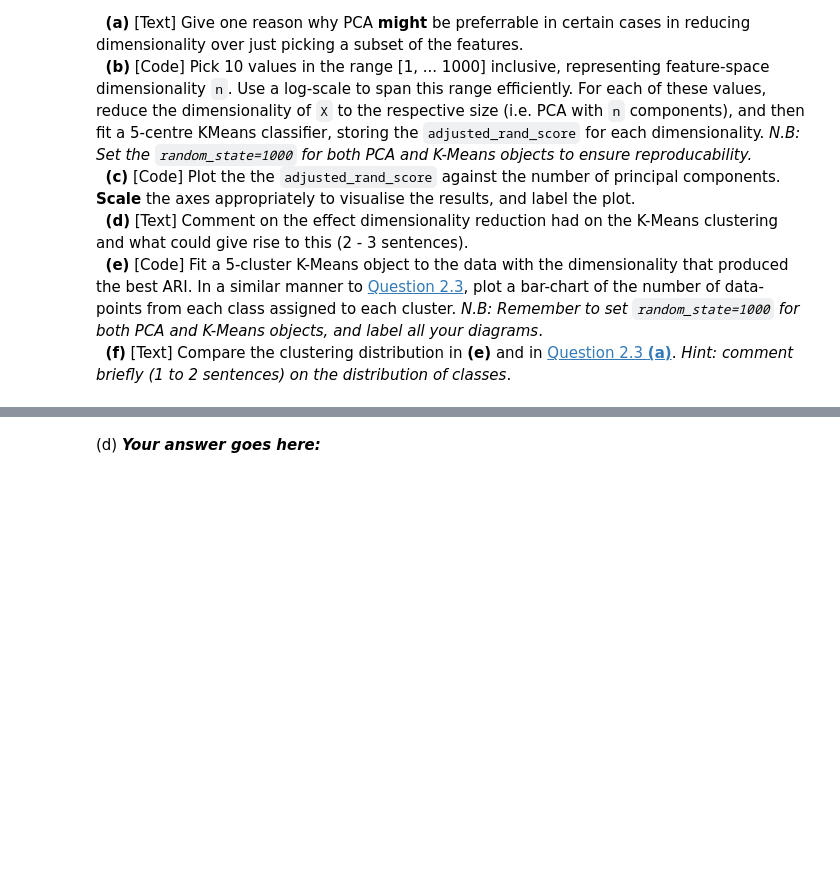
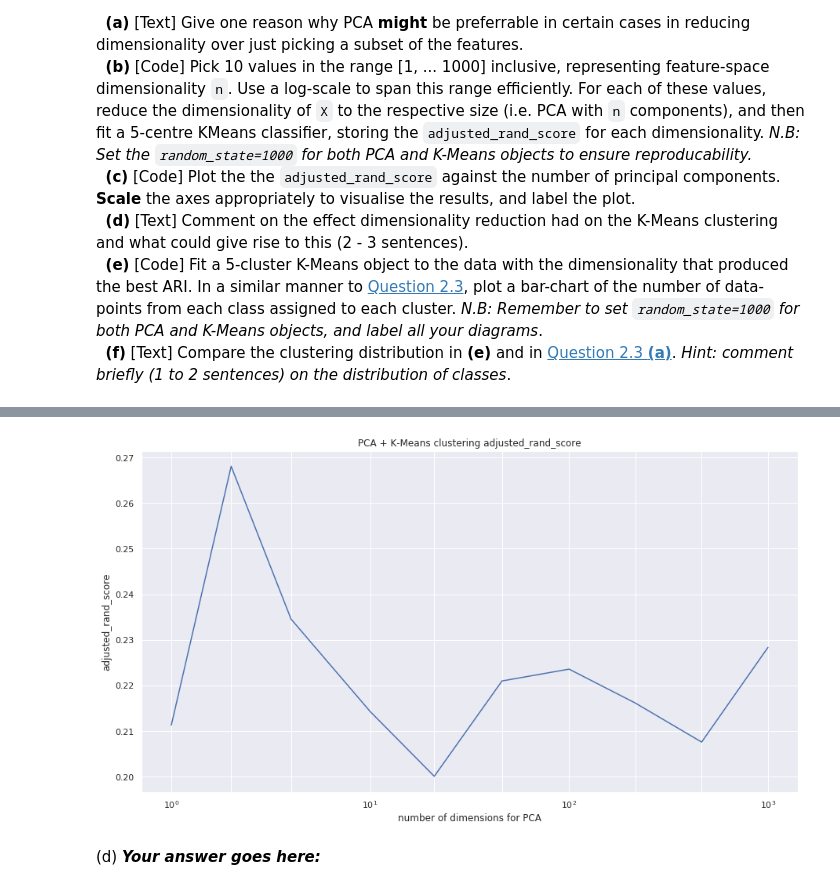
Before and after one commit to JMaio/iaml2018, a Jupyter notebook: Assignments/04_A_KMeans.ipynb, the cells around one changed output, grey strips where cells are left out. Saved outputs shown, nothing was run; the diff lists cells and outputs as text; code cells hidden in the pictures; blank space fills up the shorter version.

```diff
--- a/Assignments/04_A_KMeans.ipynb
+++ b/Assignments/04_A_KMeans.ipynb
@@ -299,0 +301,13 @@ We will now investigate using [PCA](http://scikit-learn.org/0.19/modules/generat
+# %%
+from sklearn.decomposition import PCA
+dims = np.geomspace(1, 1000, 10, dtype=int)
+
+scores = []
+print("dimensions => similarity")
+
+for pca_dim in dims:
+    x_pca = PCA(n_components=pca_dim, random_state=1000).fit_transform(X)
+    km = KMeans(5, random_state=1000).fit(x_pca)
+    s = adjusted_rand_score(km.predict(x_pca), y)
+    print("{:5d} dims => {:.4f}".format(pca_dim, s))
+    scores.append(s)
@@ -300,2 +326,13 @@ We will now investigate using [PCA](http://scikit-learn.org/0.19/modules/generat
+# %%
+sns.lineplot(dims, scores)
+plt.xscale('log')
+plt.xticks(dims)
+plt.title("PCA + K-Means clustering adjusted_rand_score")
+plt.xlabel("number of dimensions for PCA")
+plt.ylabel("adjusted_rand_score")
+
+plt.show()
+# %% [output]
+[figure, added]
 # %% [markdown]
 (d) ***Your answer goes here:***
```
Also changed, not shown: parts of 12 cells of this notebook.
